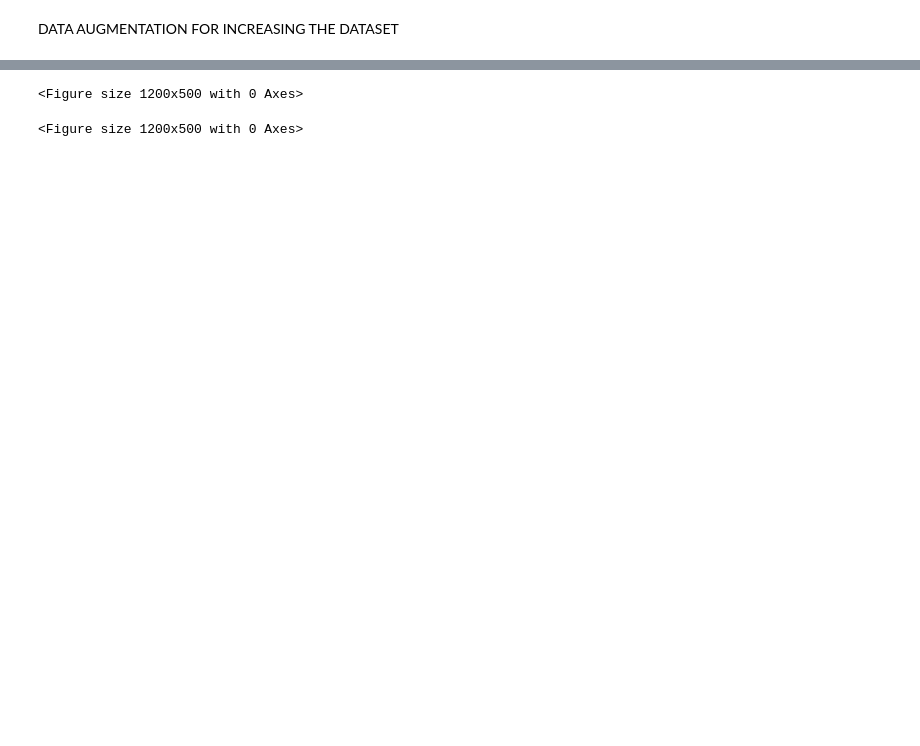
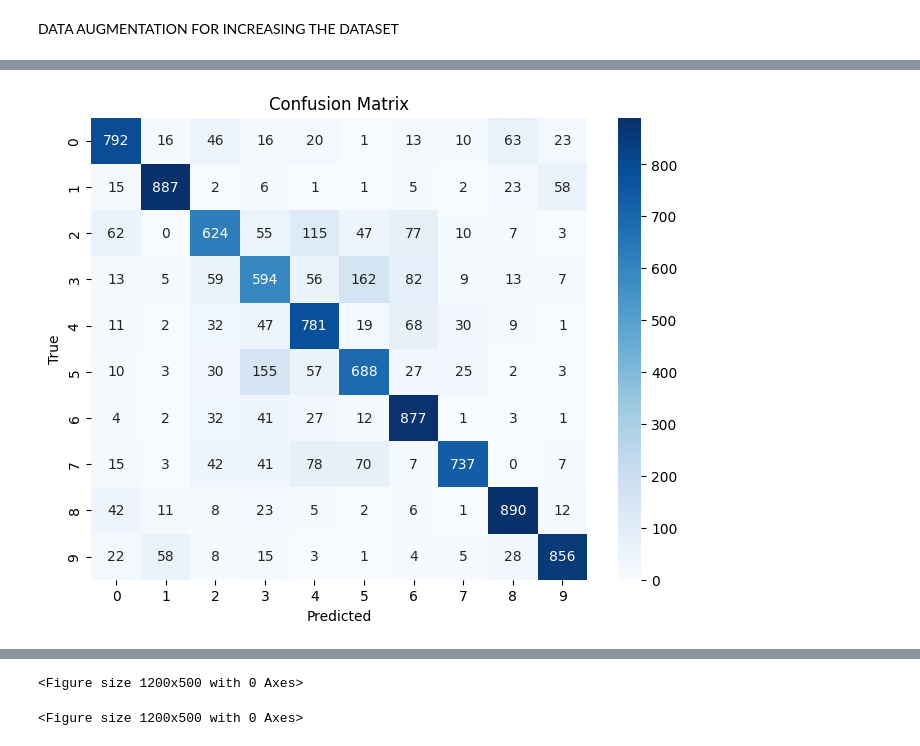
Before and after one commit to n1lays1ngh/Image-Recognition-on-CIFAR-10-Dataset, a Jupyter notebook: IMAGE_RECOGNITION_ON_CIFAR_10_DATASET_USING_CONVOLUTIONAL_NEURAL_NETWORK.ipynb, the cells around one changed output, grey strips where cells are left out. Drawn from its saved outputs; the diff is of its cells as text; code cells hidden in the pictures; blank space fills up the shorter version.

```diff
--- a/IMAGE_RECOGNITION_ON_CIFAR_10_DATASET_USING_CONVOLUTIONAL_NEURAL_NETWORK.ipynb
+++ b/IMAGE_RECOGNITION_ON_CIFAR_10_DATASET_USING_CONVOLUTIONAL_NEURAL_NETWORK.ipynb
@@ -344,0 +398,3 @@ Test Loss: 0.7493
+# %%
+y2_pred_prob = model2.predict(x_test)
+y2_pred = np.argmax(y2_pred_prob,axis=1)
@@ -344,0 +403,13 @@ Test Loss: 0.7493
+# %%
+y2_true = np.argmax(y_test, axis=1)
+# %%
+cm2 = confusion_matrix(y2_true, y2_pred)
+# %%
+plt.figure(figsize=(8,6))
+sns.heatmap(cm2, annot=True, fmt='d', cmap='Blues')
+plt.xlabel('Predicted')
+plt.ylabel('True')
+plt.title('Confusion Matrix')
+plt.show()
+# %% [output]
+[figure, added]
```
Also changed, not shown: parts of 20 cells of this notebook.
